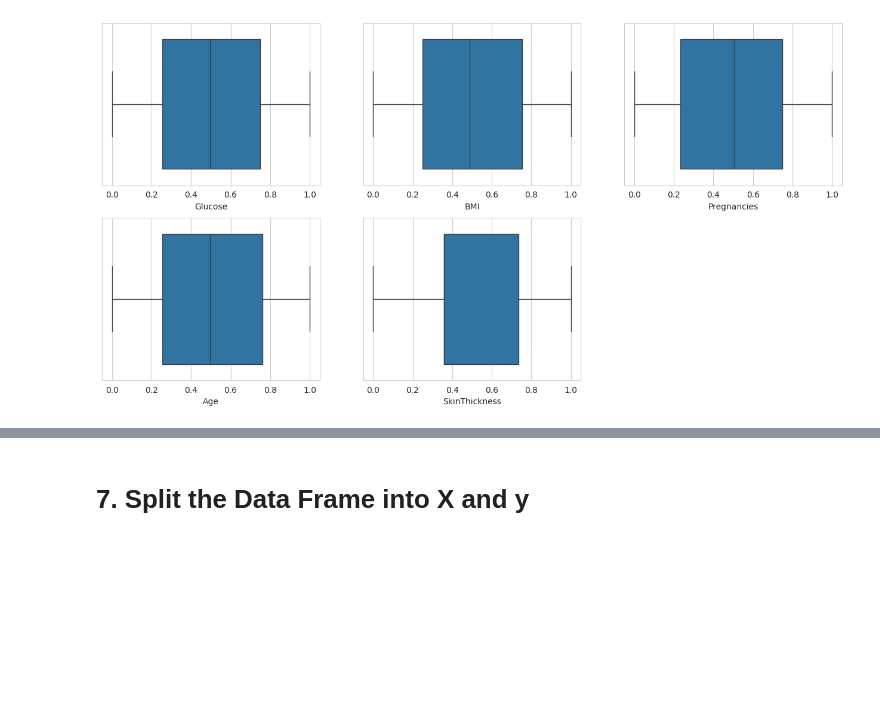
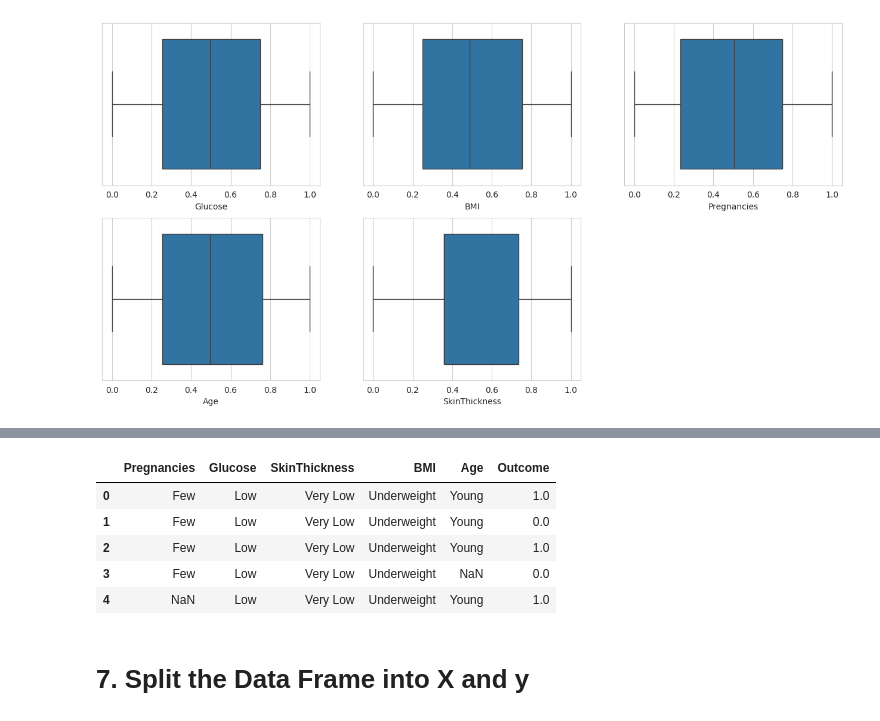
Before and after one commit to qnhat2004/Machine-learning, a Jupyter notebook: Diabetes-Prediction.ipynb, the cells around one changed output, grey strips where cells are left out. Saved outputs shown, nothing was run; the diff lists cells and outputs as text; code cells hidden in the pictures; blank space fills up the shorter version.

```diff
--- a/Diabetes-Prediction.ipynb
+++ b/Diabetes-Prediction.ipynb
@@ -289,3 +295,40 @@ sns.boxplot(x=df_new['SkinThickness'],data=df_new)
+# %%
+# Define a function to discretize the columns (Rời rạc hóa cột)
+def discretize_column(df, column, bins, labels):    # Hàm discretize_column nhận đầu vào là DataFrame df, tên cột column cần rời rạc hóa, các ranh giới bins và nhãn labels tương ứng với các khoảng rời rạc.
+    df[column] = pd.cut(df[column], bins=bins, labels=labels)   # Hàm pd.cut được sử dụng để rời rạc hóa cột column trong DataFrame df. Tham số bins=bins chỉ định các ranh giới của các khoảng rời rạc, tham số labels=labels chỉ định nhãn tương ứng với mỗi khoảng rời rạc.
+    return df   # Hàm trả về DataFrame df sau khi đã rời rạc hóa cột column.
+
+# Define the bins and labels for each column
+bins_glucose = [0, 80, 140, 200]
+labels_glucose = ['Low', 'Normal', 'High']
+
+bins_bmi = [0, 18.5, 24.9, 29.9, 40]
+labels_bmi = ['Underweight', 'Normal', 'Overweight', 'Obese']
+
+bins_skinthickness = [0, 10, 20, 30, 40, 60]
+labels_skinthickness = ['Very Low', 'Low', 'Normal', 'High', 'Very High']
+
+bins_age = [0, 20, 40, 60, 80]
+labels_age = ['Young', 'Adult', 'Middle-aged', 'Senior']
+
+bins_pregnancies = [0, 2, 5, 10, 20]
+labels_pregnancies = ['Few', 'Some', 'Many', 'Very Many']
+
+# Apply the discretization
+df_new = discretize_column(df_new, 'Glucose', bins_glucose, labels_glucose)
+df_new = discretize_column(df_new, 'BMI', bins_bmi, labels_bmi)
+df_new = discretize_column(df_new, 'SkinThickness', bins_skinthickness, labels_skinthickness)
+df_new = discretize_column(df_new, 'Age', bins_age, labels_age)
+df_new = discretize_column(df_new, 'Pregnancies', bins_pregnancies, labels_pregnancies)
+
+df_new.head()
+# %% [output]
+|  | Pregnancies | Glucose | SkinThickness | BMI | Age | Outcome |
+| 0 | Few | Low | Very Low | Underweight | Young | 1.0 |
+| 1 | Few | Low | Very Low | Underweight | Young | 0.0 |
+| 2 | Few | Low | Very Low | Underweight | Young | 1.0 |
+| 3 | Few | Low | Very Low | Underweight | NaN | 0.0 |
+| 4 | NaN | Low | Very Low | Underweight | Young | 1.0 |
 # %% [markdown]
 # 7. Split the Data Frame into X and y
 # %%
```
Also changed, not shown: parts of 3 cells of this notebook.
